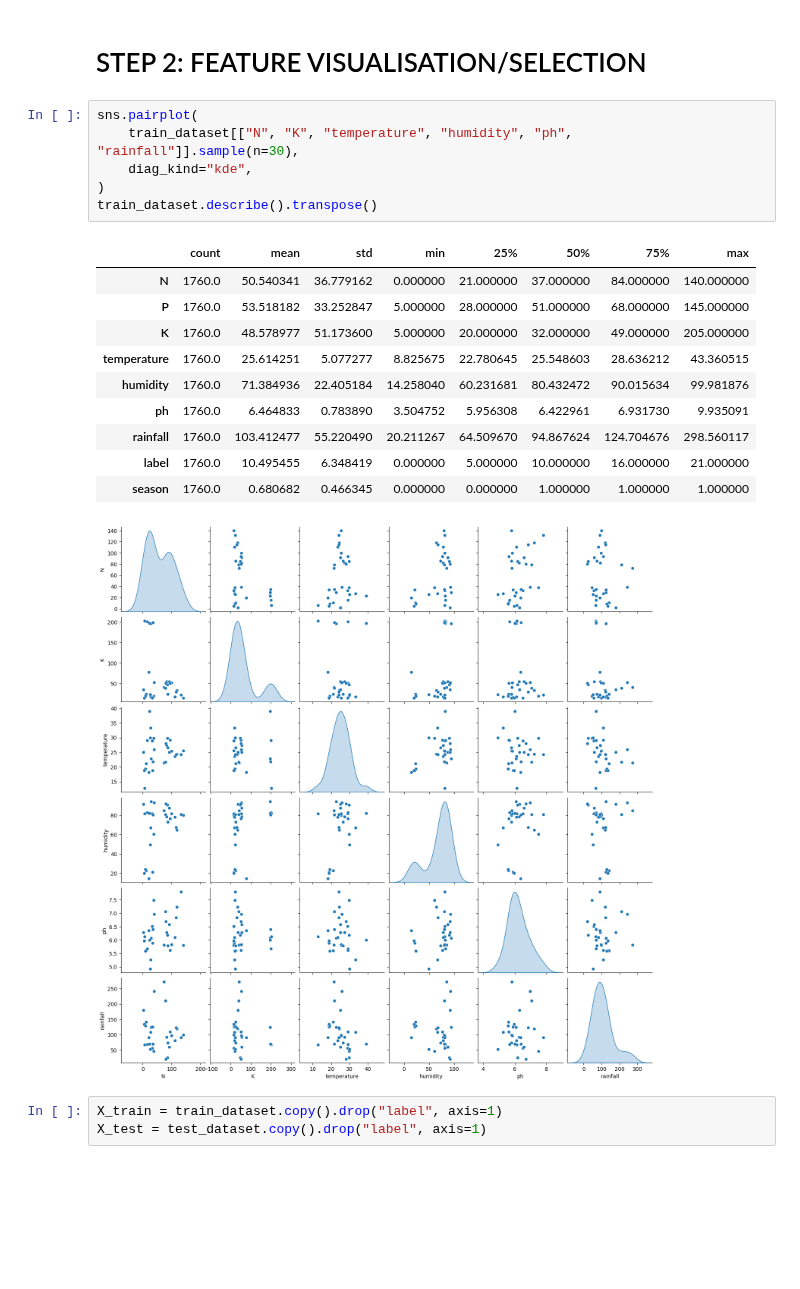
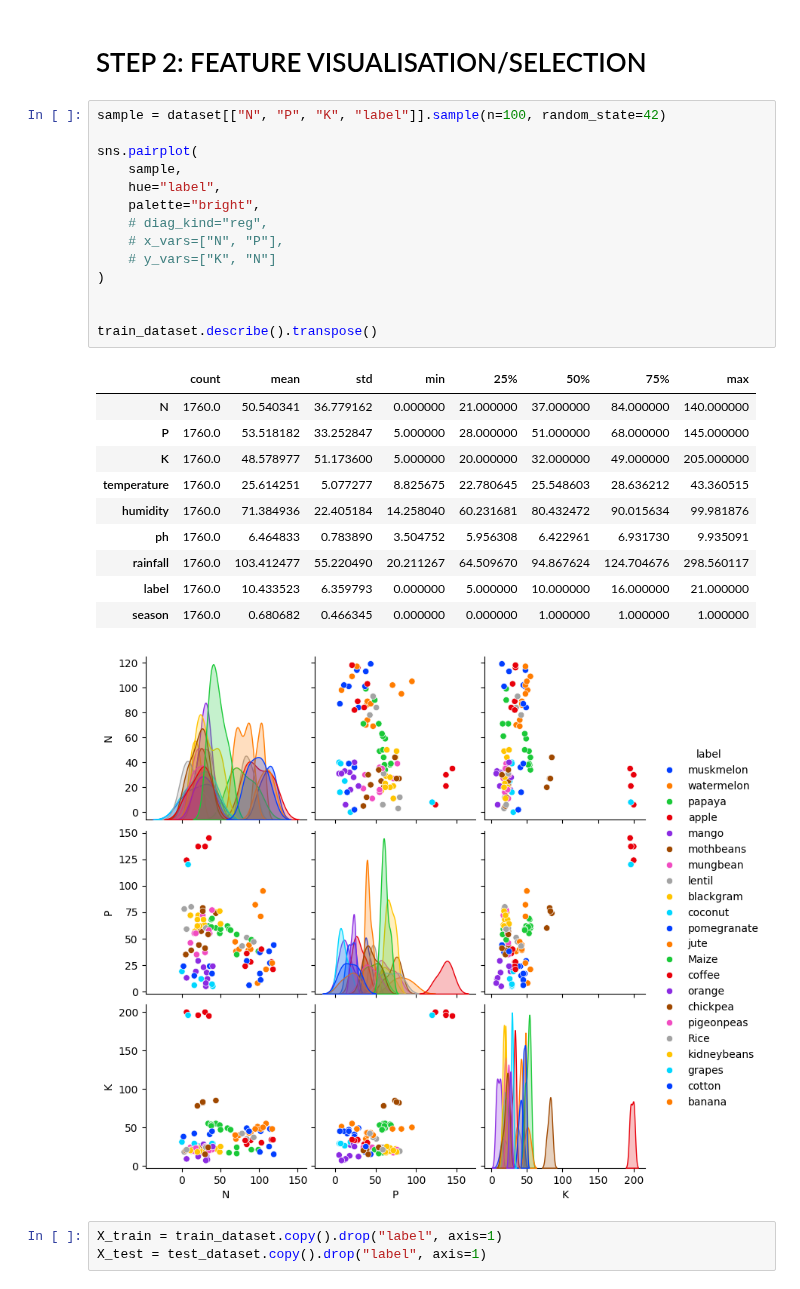
Before and after one commit to Fresh-Fields/ml-official, a Jupyter notebook: recommend.crop.ipynb, the cells around one changed output. Cells and saved outputs as stored; diff of their text form; blank space fills up the shorter version.

```diff
--- a/recommend.crop.ipynb
+++ b/recommend.crop.ipynb
@@ -59,24 +59,32 @@ train_dataset = dataset.sample(frac=0.8, random_state=42)
 test_dataset = dataset.drop(train_dataset.index)
 # %% [markdown]
 # STEP 2: FEATURE VISUALISATION/SELECTION
-# %%
-sns.pairplot(
-    train_dataset[["N", "K", "temperature", "humidity", "ph", "rainfall"]].sample(n=30),
-    diag_kind="kde",
-)
-train_dataset.describe().transpose()
-# %% [output]
-|  | count | mean | std | min | 25% | 50% | 75% | max |
-| N | 1760.0 | 50.540341 | 36.779162 | 0.000000 | 21.000000 | 37.000000 | 84.000000 | 140.000000 |
-| P | 1760.0 | 53.518182 | 33.252847 | 5.000000 | 28.000000 | 51.000000 | 68.000000 | 145.000000 |
-| K | 1760.0 | 48.578977 | 51.173600 | 5.000000 | 20.000000 | 32.000000 | 49.000000 | 205.000000 |
-| temperature | 1760.0 | 25.614251 | 5.077277 | 8.825675 | 22.780645 | 25.548603 | 28.636212 | 43.360515 |
-| humidity | 1760.0 | 71.384936 | 22.405184 | 14.258040 | 60.231681 | 80.432472 | 90.015634 | 99.981876 |
-| ph | 1760.0 | 6.464833 | 0.783890 | 3.504752 | 5.956308 | 6.422961 | 6.931730 | 9.935091 |
-| rainfall | 1760.0 | 103.412477 | 55.220490 | 20.211267 | 64.509670 | 94.867624 | 124.704676 | 298.560117 |
-| label | 1760.0 | 10.495455 | 6.348419 | 0.000000 | 5.000000 | 10.000000 | 16.000000 | 21.000000 |
-| season | 1760.0 | 0.680682 | 0.466345 | 0.000000 | 0.000000 | 1.000000 | 1.000000 | 1.000000 |
-[figure, removed]
+# %%
+sample = dataset[["N", "P", "K", "label"]].sample(n=100, random_state=42)
+
+sns.pairplot(
+    sample,
+    hue="label",
+    palette="bright",
+    # diag_kind="reg",
+    # x_vars=["N", "P"],
+    # y_vars=["K", "N"]
+)
+
+
+train_dataset.describe().transpose()
+# %% [output]
+|  | count | mean | std | min | 25% | 50% | 75% | max |
+| N | 1760.0 | 50.540341 | 36.779162 | 0.000000 | 21.000000 | 37.000000 | 84.000000 | 140.000000 |
+| P | 1760.0 | 53.518182 | 33.252847 | 5.000000 | 28.000000 | 51.000000 | 68.000000 | 145.000000 |
+| K | 1760.0 | 48.578977 | 51.173600 | 5.000000 | 20.000000 | 32.000000 | 49.000000 | 205.000000 |
+| temperature | 1760.0 | 25.614251 | 5.077277 | 8.825675 | 22.780645 | 25.548603 | 28.636212 | 43.360515 |
+| humidity | 1760.0 | 71.384936 | 22.405184 | 14.258040 | 60.231681 | 80.432472 | 90.015634 | 99.981876 |
+| ph | 1760.0 | 6.464833 | 0.783890 | 3.504752 | 5.956308 | 6.422961 | 6.931730 | 9.935091 |
+| rainfall | 1760.0 | 103.412477 | 55.220490 | 20.211267 | 64.509670 | 94.867624 | 124.704676 | 298.560117 |
+| label | 1760.0 | 10.433523 | 6.359793 | 0.000000 | 5.000000 | 10.000000 | 16.000000 | 21.000000 |
+| season | 1760.0 | 0.680682 | 0.466345 | 0.000000 | 0.000000 | 1.000000 | 1.000000 | 1.000000 |
+[figure, added]
 # %%
 X_train = train_dataset.copy().drop("label", axis=1)
 X_test = test_dataset.copy().drop("label", axis=1)
```
Also changed, not shown: parts of 9 cells of this notebook, 2 other files.
